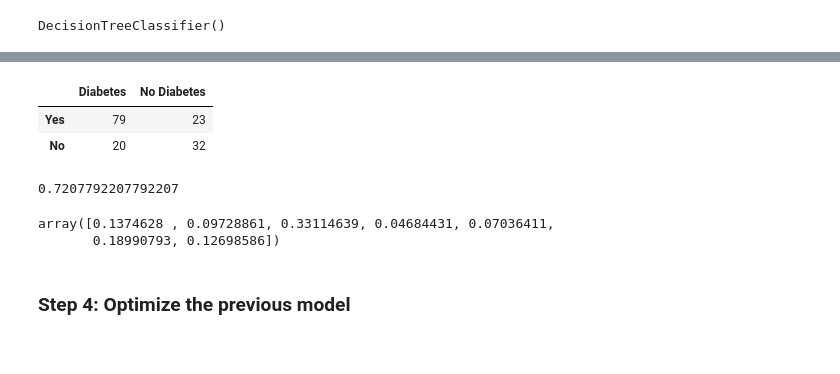
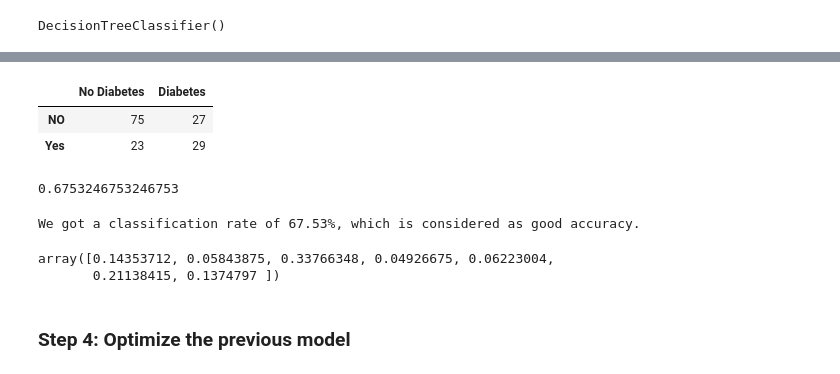
Before and after one commit to remelop03/decision_tree_project, a Jupyter notebook: src/project.ipynb, the cells around one changed output, grey strips where cells are left out. Drawn from its saved outputs; the diff is of its cells as text; code cells hidden in the pictures.

```diff
--- a/src/project.ipynb
+++ b/src/project.ipynb
@@ -110,8 +111,10 @@ plt.show()
 # %% [output]
 [figure]
 # %%
-X=data_c[['Age', 'Pregnancies', 'Glucose', 'SkinThickness', 'Insulin', 'BMI', 'DiabetesPedigreeFunction']]
-Y=data_c[['Outcome']]
+feature_columns=['Age', 'Pregnancies', 'Glucose', 'SkinThickness', 'Insulin', 'BMI', 'DiabetesPedigreeFunction']
+# %%
+X=data_c[feature_columns]
+Y=data_c[['Outcome']]
 # %%
 X_train, X_test, y_train, y_test = train_test_split(X, Y, test_size=0.20)
 # %%
@@ -133,18 +140,23 @@ array([0, 0, 1, 0, 1, 0, 0, 1, 0, 0, 1, 0, 0, 0, 1, 0, 1, 1, 1, 1, 0, 0,
 # %%
-confusion_m = pd.DataFrame(confusion_matrix(y_test, predictions), columns=['Diabetes', 'No Diabetes'], index=['Yes', 'No'])
+confusion_m = pd.DataFrame(confusion_matrix(y_test, y_pred),columns=['No Diabetes', 'Diabetes'], index=['NO', 'Yes'])
 confusion_m
 # %% [output]
-|  | Diabetes | No Diabetes |
-| Yes | 79 | 23 |
-| No | 20 | 32 |
+|  | No Diabetes | Diabetes |
+| NO | 75 | 27 |
+| Yes | 23 | 29 |
-# %%
-accuracy_score(y_test, predictions)
-# %% [output]
-0.7207792207792207
+# %%
+accuracy=metrics.accuracy_score(y_test, y_pred)
+accuracy
+# %% [output]
+0.6753246753246753
+# %%
+print(f"We got a classification rate of {round(accuracy*100,2)}%, which is considered as good accuracy.")
+# %% [output]
+We got a classification rate of 67.53%, which is considered as good accuracy.
 # %%
 model.feature_importances_
 # %% [output]
-array([0.1374628 , 0.09728861, 0.33114639, 0.04684431, 0.07036411,
-       0.18990793, 0.12698586])
+array([0.14353712, 0.05843875, 0.33766348, 0.04926675, 0.06223004,
+       0.21138415, 0.1374797 ])
 # %% [markdown]
 ### Step 4: Optimize the previous model
```
Also changed, not shown: parts of 11 cells of this notebook, 1 other file.
